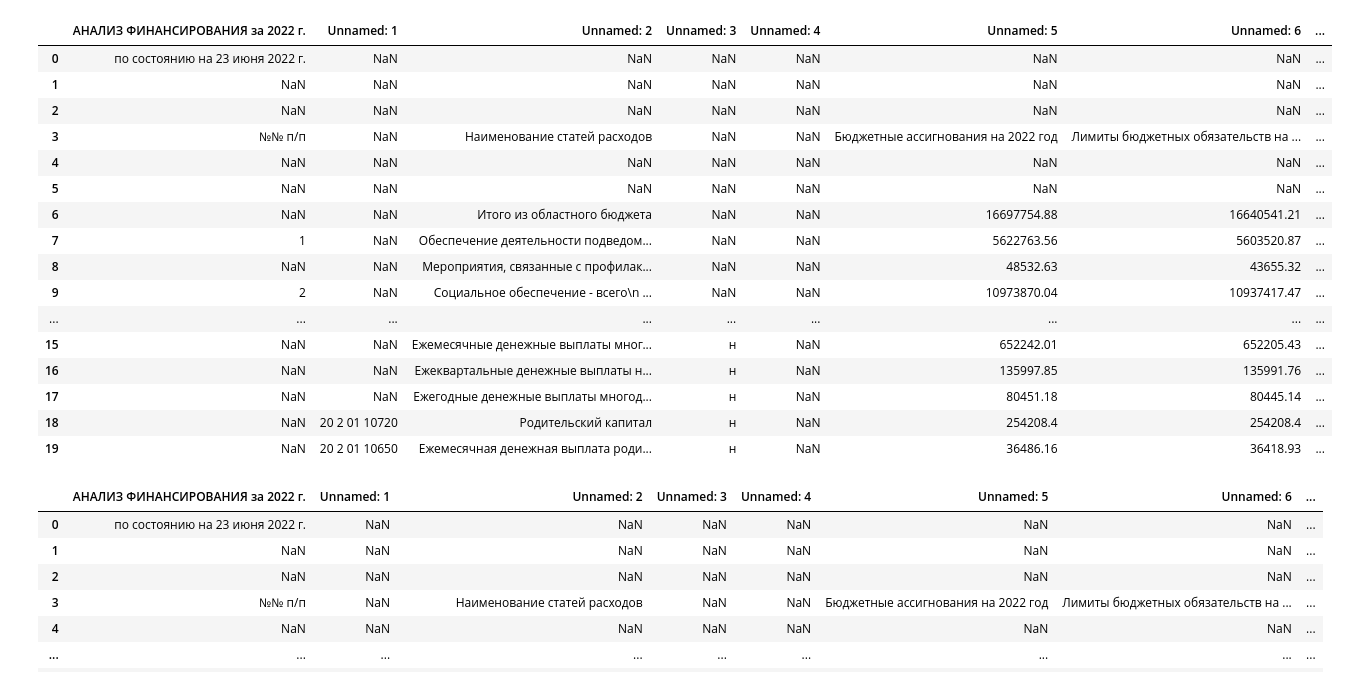
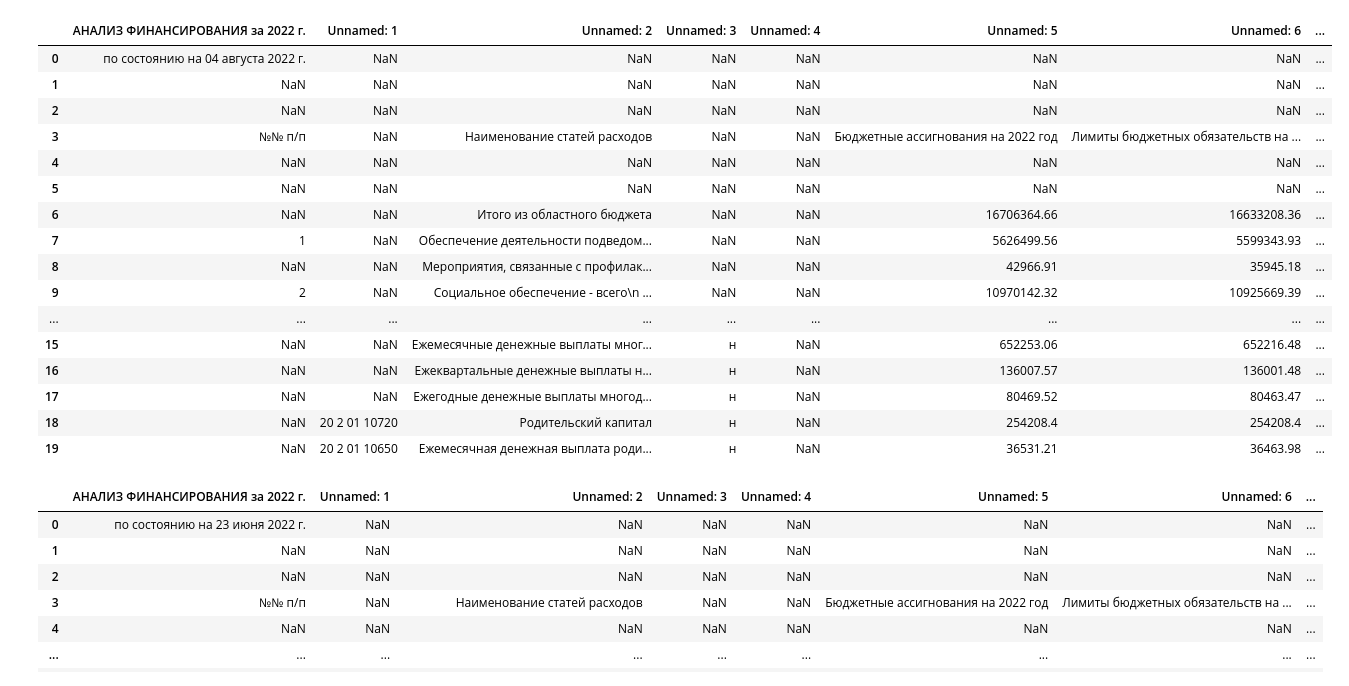
Before and after one commit to dmitrymailk/data_processing, a Jupyter notebook: data_processing/data_parser_7/data_parser_7.ipynb, the cells around one changed output. Cells and saved outputs as stored; diff of their text form; code cells hidden in the pictures.

```diff
--- a/data_processing/data_parser_7/data_parser_7.ipynb
+++ b/data_processing/data_parser_7/data_parser_7.ipynb
@@ -3,25 +3,26 @@ import pandas as pd
 import numpy as np
 # %%
 dataset = pd.read_excel("./data/Анализ финансирования на 23.06.2022.xls", sheet_name="ОБ   ")
+dataset = pd.read_excel("./data/Анализ финансирования на 04.08.2022.xls", sheet_name="ОБ")
 dataset.head(20)
 # %% [output]
 |  | АНАЛИЗ ФИНАНСИРОВАНИЯ за 2022 г. | Unnamed: 1 | Unnamed: 2 | Unnamed: 3 | Unnamed: 4 | Unnamed: 5 | Unnamed: 6 | ... |
-| 0 | по состоянию на 23 июня 2022 г. | NaN | NaN | NaN | NaN | NaN | NaN | ... |
+| 0 | по состоянию на 04 августа 2022 г. | NaN | NaN | NaN | NaN | NaN | NaN | ... |
 | 1 | NaN | NaN | NaN | NaN | NaN | NaN | NaN | ... |
 | 2 | NaN | NaN | NaN | NaN | NaN | NaN | NaN | ... |
 | 3 | №№ п/п | NaN | Наименование статей расходов | NaN | NaN | Бюджетные ассигнования на 2022 год | Лимиты бюджетных обязательств на ... | ... |
 | 4 | NaN | NaN | NaN | NaN | NaN | NaN | NaN | ... |
 | 5 | NaN | NaN | NaN | NaN | NaN | NaN | NaN | ... |
-| 6 | NaN | NaN | Итого из областного бюджета | NaN | NaN | 16697754.88 | 16640541.21 | ... |
-| 7 | 1 | NaN | Обеспечение деятельности подведом... | NaN | NaN | 5622763.56 | 5603520.87 | ... |
-| 8 | NaN | NaN | Мероприятия, связанные с профилак... | NaN | NaN | 48532.63 | 43655.32 | ... |
-| 9 | 2 | NaN | Социальное обеспечение - всего\n ... | NaN | NaN | 10973870.04 | 10937417.47 | ... |
+| 6 | NaN | NaN | Итого из областного бюджета | NaN | NaN | 16706364.66 | 16633208.36 | ... |
+| 7 | 1 | NaN | Обеспечение деятельности подведом... | NaN | NaN | 5626499.56 | 5599343.93 | ... |
+| 8 | NaN | NaN | Мероприятия, связанные с профилак... | NaN | NaN | 42966.91 | 35945.18 | ... |
+| 9 | 2 | NaN | Социальное обеспечение - всего\n ... | NaN | NaN | 10970142.32 | 10925669.39 | ... |
 | ... | ... | ... | ... | ... | ... | ... | ... | ... |
-| 15 | NaN | NaN | Ежемесячные денежные выплаты мног... | н | NaN | 652242.01 | 652205.43 | ... |
-| 16 | NaN | NaN | Ежеквартальные денежные выплаты н... | н | NaN | 135997.85 | 135991.76 | ... |
-| 17 | NaN | NaN | Ежегодные денежные выплаты многод... | н | NaN | 80451.18 | 80445.14 | ... |
+| 15 | NaN | NaN | Ежемесячные денежные выплаты мног... | н | NaN | 652253.06 | 652216.48 | ... |
+| 16 | NaN | NaN | Ежеквартальные денежные выплаты н... | н | NaN | 136007.57 | 136001.48 | ... |
+| 17 | NaN | NaN | Ежегодные денежные выплаты многод... | н | NaN | 80469.52 | 80463.47 | ... |
 | 18 | NaN | 20 2 01 10720 | Родительский капитал | н | NaN | 254208.4 | 254208.4 | ... |
-| 19 | NaN | 20 2 01 10650 | Ежемесячная денежная выплата роди... | н | NaN | 36486.16 | 36418.93 | ... |
+| 19 | NaN | 20 2 01 10650 | Ежемесячная денежная выплата роди... | н | NaN | 36531.21 | 36463.98 | ... |
 # %%
 def row_stringify(row):
 	row = map(str, list(row.values))
```
Also changed, not shown: 1 other file.
